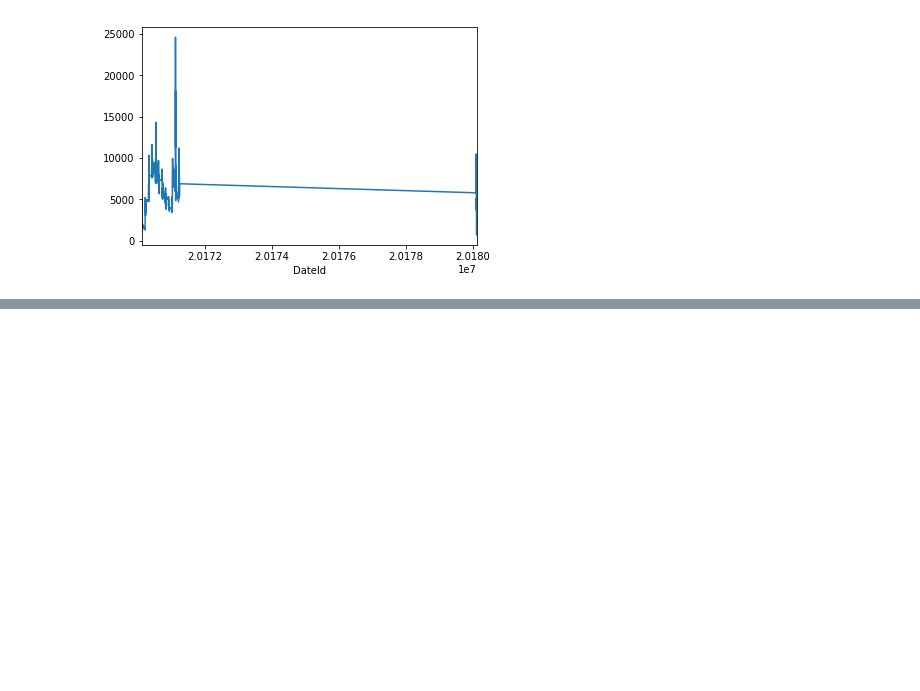
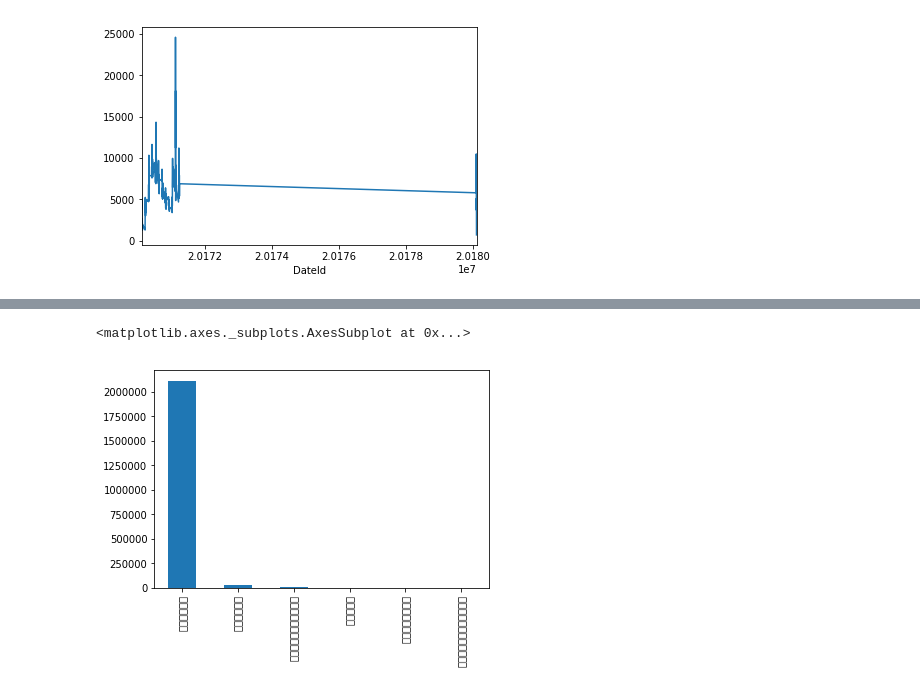
Before and after one commit to s972301/Programming, a Jupyter notebook: week_1/week_1_first_meet.ipynb, the cells around one changed output, grey strips where cells are left out. Drawn from its saved outputs; the diff is of its cells as text; code cells hidden in the pictures; blank space fills up the shorter version.

```diff
--- a/week_1/week_1_first_meet.ipynb
+++ b/week_1/week_1_first_meet.ipynb
@@ -61,0 +91,2 @@ data.plot()
+# %%
+df['new_DateId'] = pd.to_datetime(df['DateId'].astype(str), format='%Y%m%d')
@@ -61,0 +149,3 @@ data.plot()
+# %%
+levelone_counts = df['LevelOneCategoryName'].value_counts()
+levelone_counts
@@ -61,0 +160,5 @@ data.plot()
+# %%
+levelone_counts.plot(kind='bar')
+# %% [output]
+<matplotlib.axes._subplots.AxesSubplot at 0x...>
+[figure, added]
```
Also changed, not shown: parts of 20 cells of this notebook.
